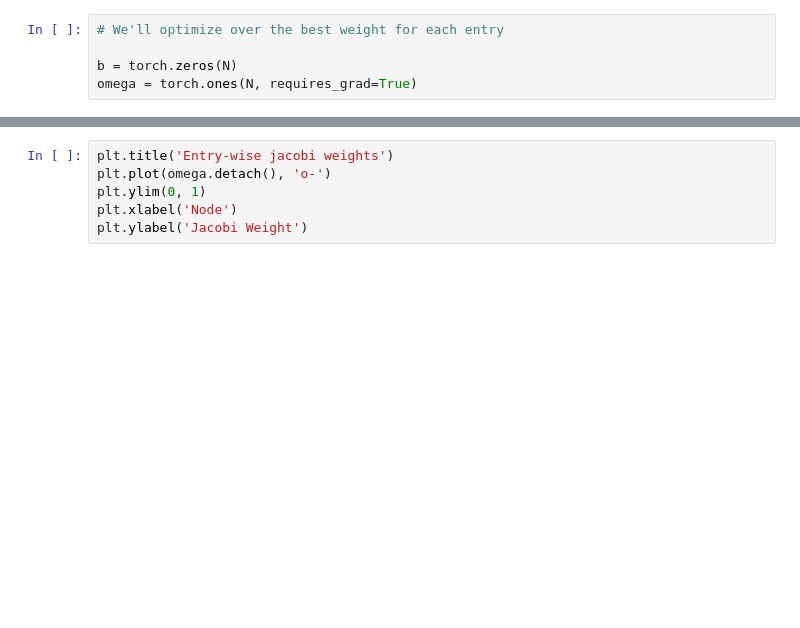
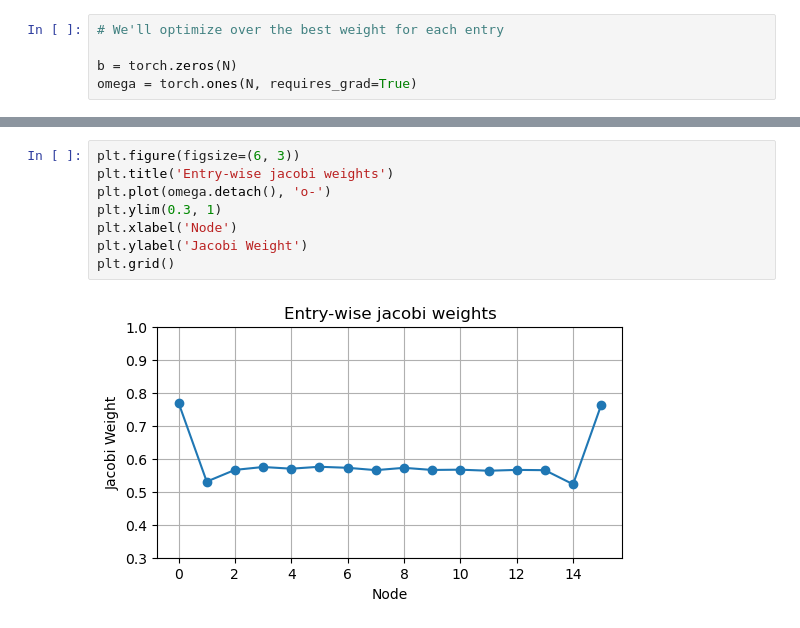
Before and after one commit to nicknytko/numml, a Jupyter notebook: demos/jacobi.ipynb, the cells around one changed output, grey strips where cells are left out. Cells and saved outputs as stored; diff of their text form; blank space fills up the shorter version.

```diff
--- a/demos/jacobi.ipynb
+++ b/demos/jacobi.ipynb
@@ -64,6 +110,10 @@ ax2.set_ylabel('Jacobi Weight')
 # %%
+plt.figure(figsize=(6, 3))
 plt.title('Entry-wise jacobi weights')
 plt.plot(omega.detach(), 'o-')
-plt.ylim(0, 1)
+plt.ylim(0.3, 1)
 plt.xlabel('Node')
 plt.ylabel('Jacobi Weight')
+plt.grid()
+# %% [output]
+[figure, added]
```
Also changed, not shown: parts of 3 cells of this notebook, 19 other files.
